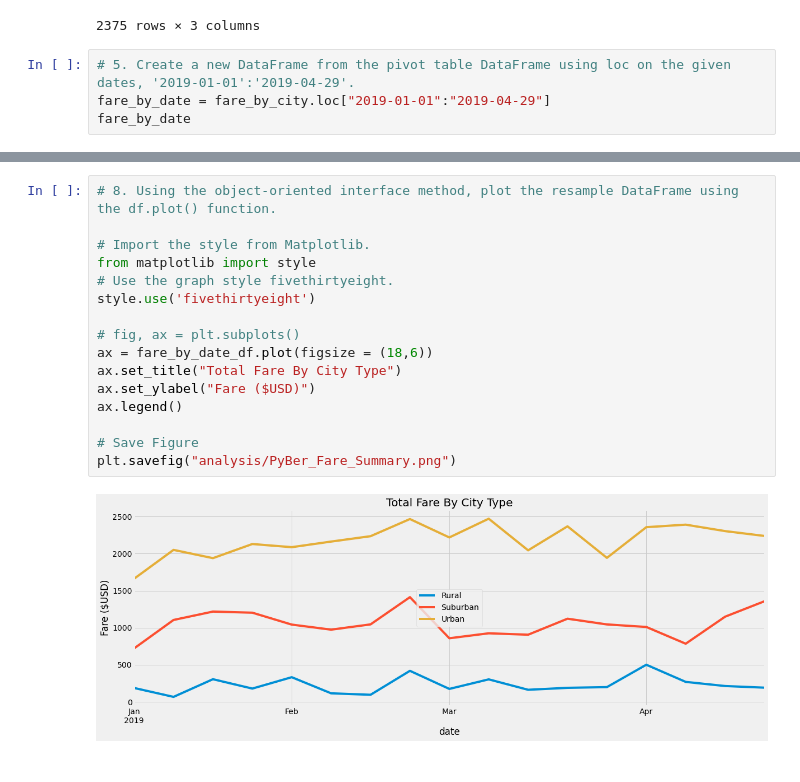
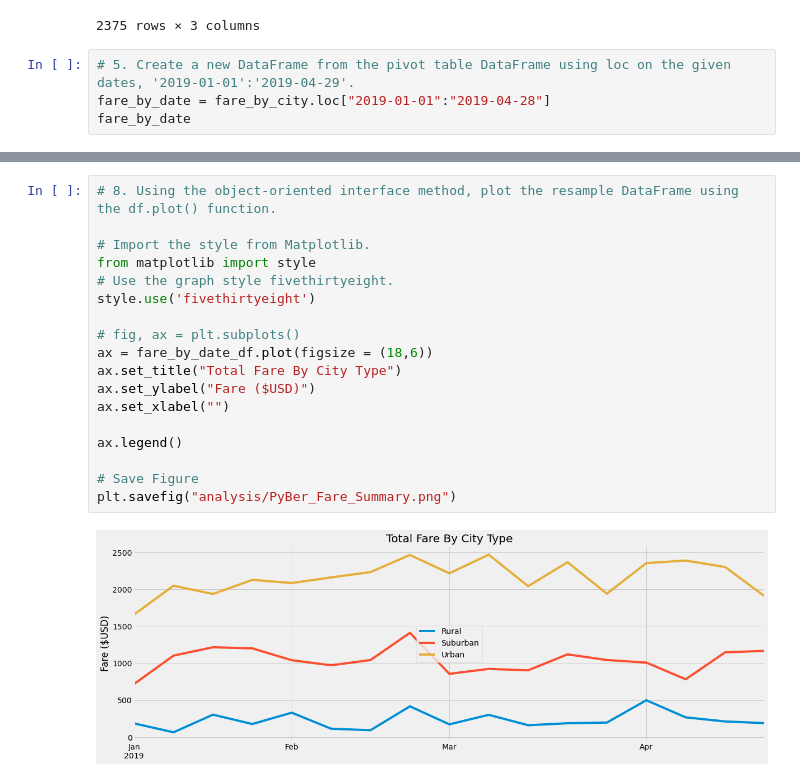
Before and after one commit to alysiawon/Pyber-Analysis, a Jupyter notebook: PyBer_Challenge.ipynb, the cells around one changed output, grey strips where cells are left out. Drawn from its saved outputs; the diff is of its cells as text.

```diff
--- a/PyBer_Challenge.ipynb
+++ b/PyBer_Challenge.ipynb
@@ -193,7 +193,7 @@ fare_by_city
 2375 rows × 3 columns
 # %%
 # 5. Create a new DataFrame from the pivot table DataFrame using loc on the given dates, '2019-01-01':'2019-04-29'.
-fare_by_date = fare_by_city.loc["2019-01-01":"2019-04-29"]
+fare_by_date = fare_by_city.loc["2019-01-01":"2019-04-28"]
 fare_by_date
 # %% [output]
 | type | Rural | Suburban | Urban |
@@ -270,18 +270,20 @@ fare_by_date_df
 # %%
 # 8. Using the object-oriented interface method, plot the resample DataFrame using the df.plot() function.
 
 # Import the style from Matplotlib.
 from matplotlib import style
 # Use the graph style fivethirtyeight.
 style.use('fivethirtyeight')
 
 # fig, ax = plt.subplots()
 ax = fare_by_date_df.plot(figsize = (18,6))
 ax.set_title("Total Fare By City Type")
 ax.set_ylabel("Fare ($USD)")
+ax.set_xlabel("")
+
 ax.legend()
 
 # Save Figure
 plt.savefig("analysis/PyBer_Fare_Summary.png")
 # %% [output]
-[figure, old version]
+[figure, new version]
```
Also changed, not shown: parts of 4 cells of this notebook, 1 other file.
